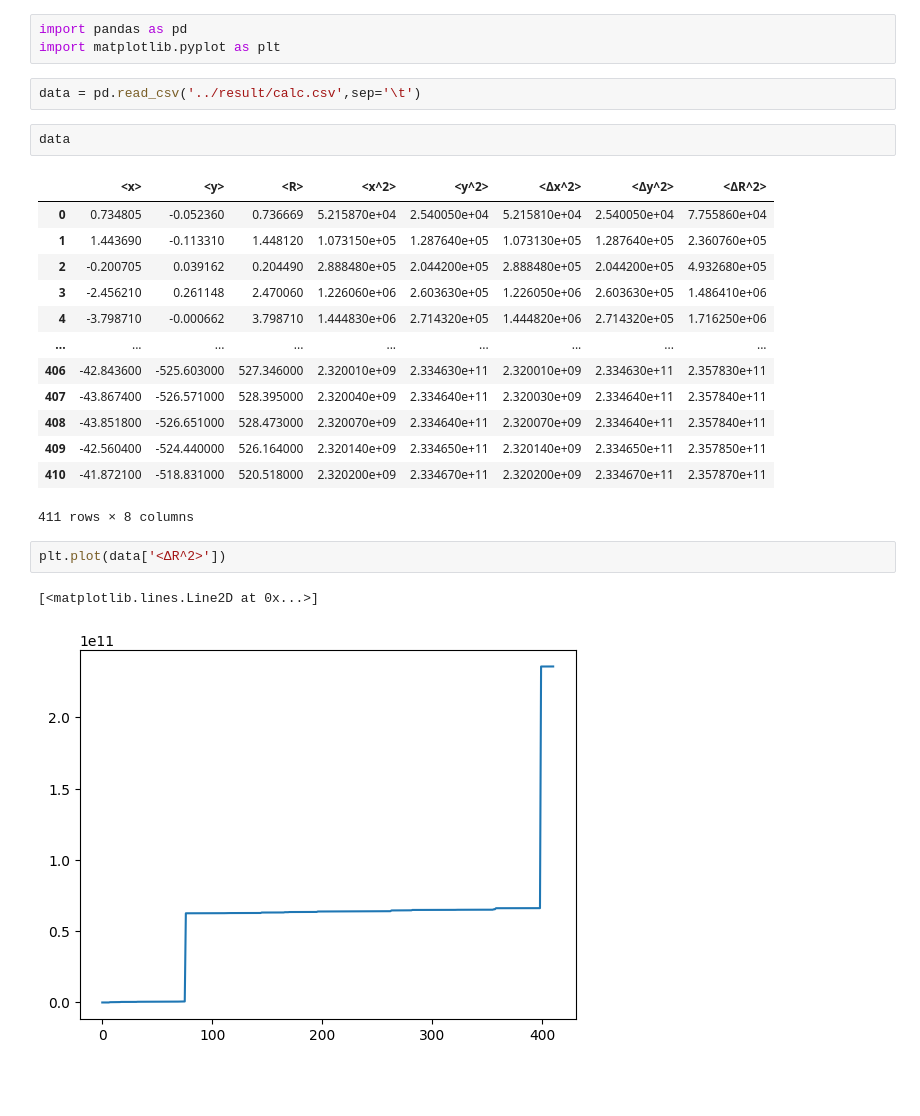
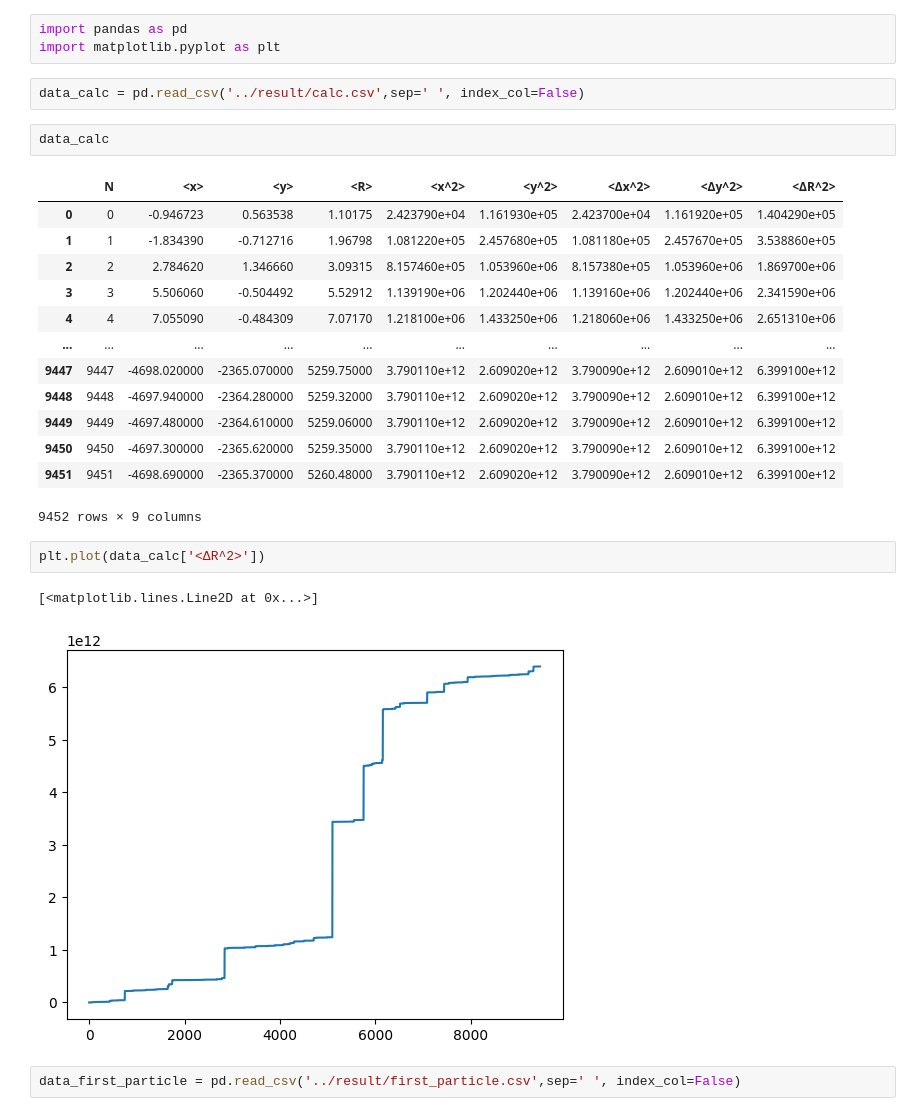
Before and after one commit to Mis-prog/matmod-8sem, a Jupyter notebook: lab1/misha/report/result.ipynb, the cells around one changed output. Saved outputs shown, nothing was run; the diff lists cells and outputs as text; blank space fills up the shorter version.

```diff
--- a/lab1/misha/report/result.ipynb
+++ b/lab1/misha/report/result.ipynb
@@ -2,25 +2,27 @@
 import pandas as pd
 import matplotlib.pyplot as plt
 # %%
-data = pd.read_csv('../result/calc.csv',sep='\t')
+data_calc = pd.read_csv('../result/calc.csv',sep=' ', index_col=False)
 # %%
-data
+data_calc
 # %% [output]
-|  | <x> | <y> | <R> | <x^2> | <y^2> | <Δx^2> | <Δy^2> | <ΔR^2> |
-| 0 | 0.734805 | -0.052360 | 0.736669 | 5.215870e+04 | 2.540050e+04 | 5.215810e+04 | 2.540050e+04 | 7.755860e+04 |
-| 1 | 1.443690 | -0.113310 | 1.448120 | 1.073150e+05 | 1.287640e+05 | 1.073130e+05 | 1.287640e+05 | 2.360760e+05 |
-| 2 | -0.200705 | 0.039162 | 0.204490 | 2.888480e+05 | 2.044200e+05 | 2.888480e+05 | 2.044200e+05 | 4.932680e+05 |
-| 3 | -2.456210 | 0.261148 | 2.470060 | 1.226060e+06 | 2.603630e+05 | 1.226050e+06 | 2.603630e+05 | 1.486410e+06 |
-| 4 | -3.798710 | -0.000662 | 3.798710 | 1.444830e+06 | 2.714320e+05 | 1.444820e+06 | 2.714320e+05 | 1.716250e+06 |
-| ... | ... | ... | ... | ... | ... | ... | ... | ... |
-| 406 | -42.843600 | -525.603000 | 527.346000 | 2.320010e+09 | 2.334630e+11 | 2.320010e+09 | 2.334630e+11 | 2.357830e+11 |
-| 407 | -43.867400 | -526.571000 | 528.395000 | 2.320040e+09 | 2.334640e+11 | 2.320030e+09 | 2.334640e+11 | 2.357840e+11 |
-| 408 | -43.851800 | -526.651000 | 528.473000 | 2.320070e+09 | 2.334640e+11 | 2.320070e+09 | 2.334640e+11 | 2.357840e+11 |
-| 409 | -42.560400 | -524.440000 | 526.164000 | 2.320140e+09 | 2.334650e+11 | 2.320140e+09 | 2.334650e+11 | 2.357850e+11 |
-| 410 | -41.872100 | -518.831000 | 520.518000 | 2.320200e+09 | 2.334670e+11 | 2.320200e+09 | 2.334670e+11 | 2.357870e+11 |
+|  | N | <x> | <y> | <R> | <x^2> | <y^2> | <Δx^2> | <Δy^2> | <ΔR^2> |
+| 0 | 0 | -0.946723 | 0.563538 | 1.10175 | 2.423790e+04 | 1.161930e+05 | 2.423700e+04 | 1.161920e+05 | 1.404290e+05 |
+| 1 | 1 | -1.834390 | -0.712716 | 1.96798 | 1.081220e+05 | 2.457680e+05 | 1.081180e+05 | 2.457670e+05 | 3.538860e+05 |
+| 2 | 2 | 2.784620 | 1.346660 | 3.09315 | 8.157460e+05 | 1.053960e+06 | 8.157380e+05 | 1.053960e+06 | 1.869700e+06 |
+| 3 | 3 | 5.506060 | -0.504492 | 5.52912 | 1.139190e+06 | 1.202440e+06 | 1.139160e+06 | 1.202440e+06 | 2.341590e+06 |
+| 4 | 4 | 7.055090 | -0.484309 | 7.07170 | 1.218100e+06 | 1.433250e+06 | 1.218060e+06 | 1.433250e+06 | 2.651310e+06 |
+| ... | ... | ... | ... | ... | ... | ... | ... | ... | ... |
+| 9447 | 9447 | -4698.020000 | -2365.070000 | 5259.75000 | 3.790110e+12 | 2.609020e+12 | 3.790090e+12 | 2.609010e+12 | 6.399100e+12 |
+| 9448 | 9448 | -4697.940000 | -2364.280000 | 5259.32000 | 3.790110e+12 | 2.609020e+12 | 3.790090e+12 | 2.609010e+12 | 6.399100e+12 |
+| 9449 | 9449 | -4697.480000 | -2364.610000 | 5259.06000 | 3.790110e+12 | 2.609020e+12 | 3.790090e+12 | 2.609010e+12 | 6.399100e+12 |
+| 9450 | 9450 | -4697.300000 | -2365.620000 | 5259.35000 | 3.790110e+12 | 2.609020e+12 | 3.790090e+12 | 2.609010e+12 | 6.399100e+12 |
+| 9451 | 9451 | -4698.690000 | -2365.370000 | 5260.48000 | 3.790110e+12 | 2.609020e+12 | 3.790090e+12 | 2.609010e+12 | 6.399100e+12 |
-411 rows × 8 columns
+9452 rows × 9 columns
 # %%
-plt.plot(data['<ΔR^2>'])
+plt.plot(data_calc['<ΔR^2>'])
 # %% [output]
 [<matplotlib.lines.Line2D at 0x...>]
-[figure, old version]
+[figure, new version]
+# %%
+data_first_particle = pd.read_csv('../result/first_particle.csv',sep=' ', index_col=False)
```
Also changed, not shown: parts of 3 cells of this notebook, 6 other files.
